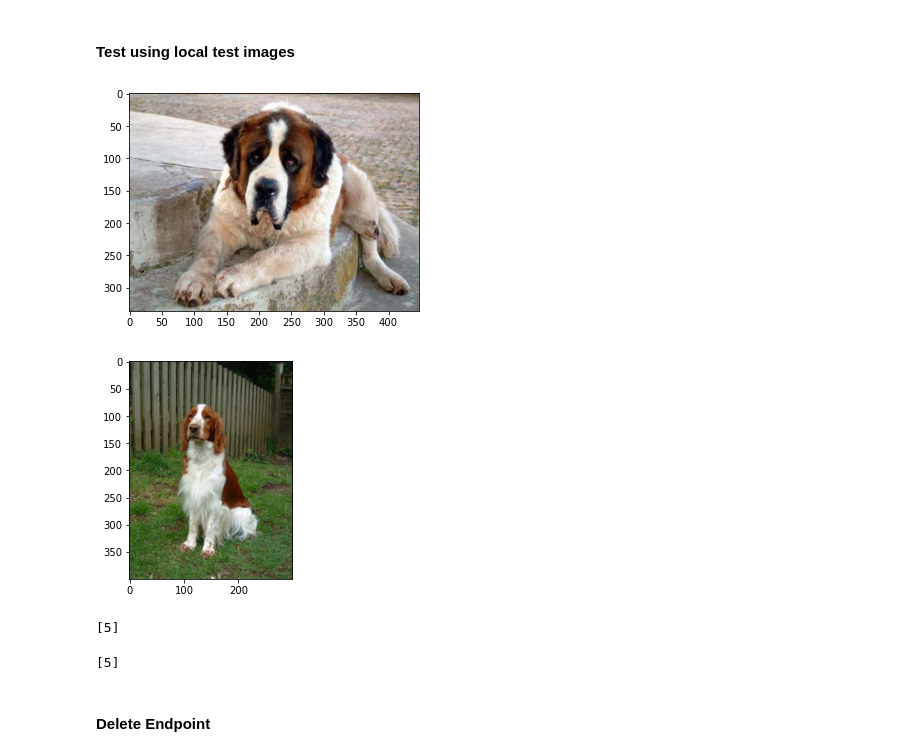
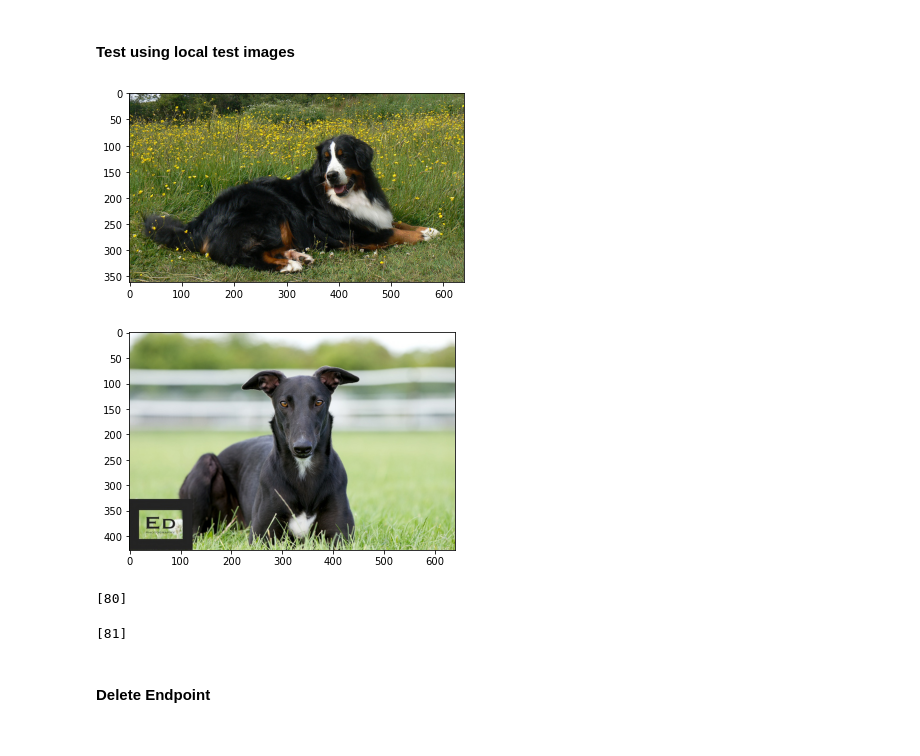
Before and after one commit to Gerban/AWS-Image-Classification-with-SageMaker, a Jupyter notebook: train_and_deploy_AG.ipynb, the cells around one changed output. Cells and saved outputs as stored; diff of their text form; code cells hidden in the pictures.

```diff
--- a/train_and_deploy_AG.ipynb
+++ b/train_and_deploy_AG.ipynb
@@ -465,18 +478,18 @@ print(pred2_class)
 # %%
 # Predict dog breed using locally saved images
-test_img1 = plt.imread('./dogImages/test/126.Saint_bernard/Saint_bernard_08020.jpg')
+test_img1 = plt.imread('./dogImages/test/023.Bernese_mountain_dog/Bernese_mountain_dog_01657.jpg')
 
-test_img2 = plt.imread('./dogImages/test/130.Welsh_springer_spaniel/Welsh_springer_spaniel_08215.jpg')
+test_img2 = plt.imread('./dogImages/test/081.Greyhound/Greyhound_05530.jpg')
 plt.imshow(test_img1)
 plt.show()
 plt.imshow(test_img2)
 plt.show()
 # %% [output]
-[figure, old version]
+[figure, new version]
-[figure, old version]
+[figure, new version]
 # %%
-image1_path = './dogImages/test/126.Saint_bernard/Saint_bernard_08020.jpg'
-image1_class = "126"
+image1_path = './dogImages/test/023.Bernese_mountain_dog/Bernese_mountain_dog_01657.jpg'
+image1_class = "023"
 
 with open(image1_path, "rb") as f:
     payload = f.read()
@@ -485,10 +498,10 @@ with open(image1_path, "rb") as f:
     pred1_class = np.argmax(response1, 1) + 1
     print(pred1_class)
 # %% [output]
-[5]
+[80]
 # %%
-image2_path = './dogImages/test/130.Welsh_springer_spaniel/Welsh_springer_spaniel_08215.jpg'
-image2_class = "130"
+image2_path = './dogImages/test/081.Greyhound/Greyhound_05530.jpg'
+image2_class = "081"
 
 with open(image2_path, "rb") as f:
     payload = f.read()
@@ -497,7 +510,7 @@ with open(image2_path, "rb") as f:
     pred2_class = np.argmax(response2, 1) + 1
     print(pred2_class)
 # %% [output]
-[5]
+[81]
 # %% [markdown]
 #### Delete Endpoint
 # %%
```
Also changed, not shown: parts of 26 cells of this notebook, 6 other files.
